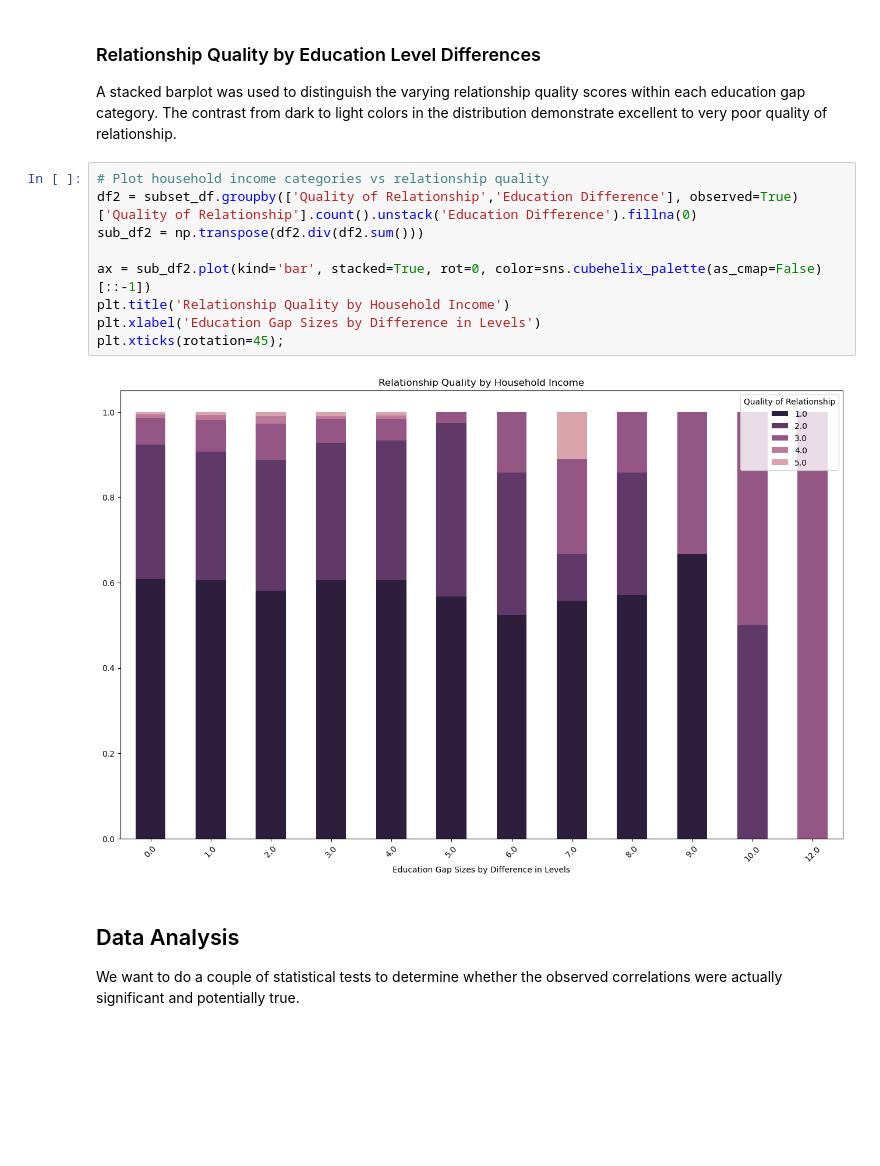
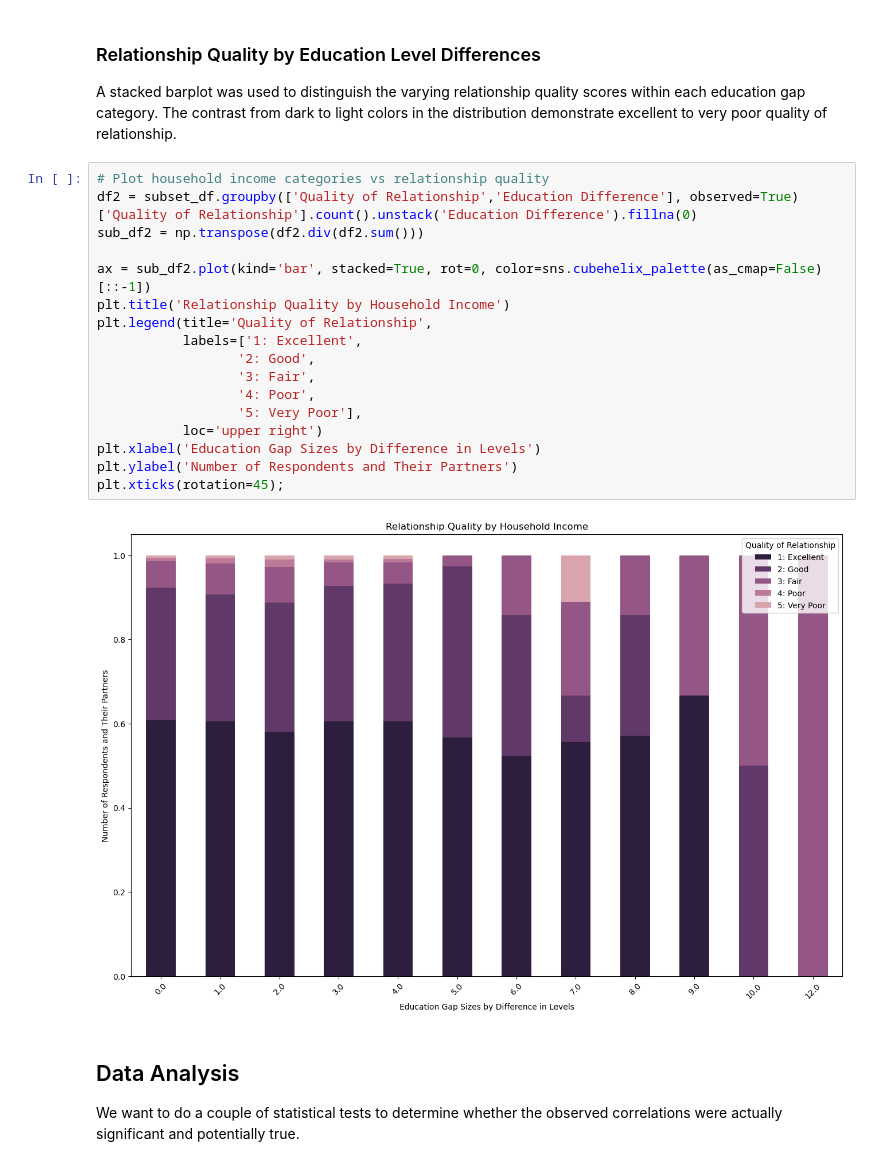
Before and after one commit to jammyegg/COGS-108-Final-Project, a Jupyter notebook: FinalProject_Group153-FA24.ipynb, the cells around one changed output. Saved outputs shown, nothing was run; the diff lists cells and outputs as text; blank space fills up the shorter version.

```diff
--- a/FinalProject_Group153-FA24.ipynb
+++ b/FinalProject_Group153-FA24.ipynb
@@ -329,14 +368,22 @@ A stacked barplot was used to distinguish the varying relationship quality score
 # %%
 # Plot household income categories vs relationship quality
 df2 = subset_df.groupby(['Quality of Relationship','Education Difference'], observed=True)['Quality of Relationship'].count().unstack('Education Difference').fillna(0)
 sub_df2 = np.transpose(df2.div(df2.sum()))
 
 ax = sub_df2.plot(kind='bar', stacked=True, rot=0, color=sns.cubehelix_palette(as_cmap=False)[::-1])
 plt.title('Relationship Quality by Household Income')
+plt.legend(title='Quality of Relationship',
+           labels=['1: Excellent',
+                  '2: Good',
+                  '3: Fair',
+                  '4: Poor',
+                  '5: Very Poor'],
+           loc='upper right')
 plt.xlabel('Education Gap Sizes by Difference in Levels')
+plt.ylabel('Number of Respondents and Their Partners')
 plt.xticks(rotation=45);
 # %% [output]
-[figure, old version]
+[figure, new version]
 # %% [markdown]
 ## Data Analysis
 
```
Also changed, not shown: parts of 14 cells of this notebook.
